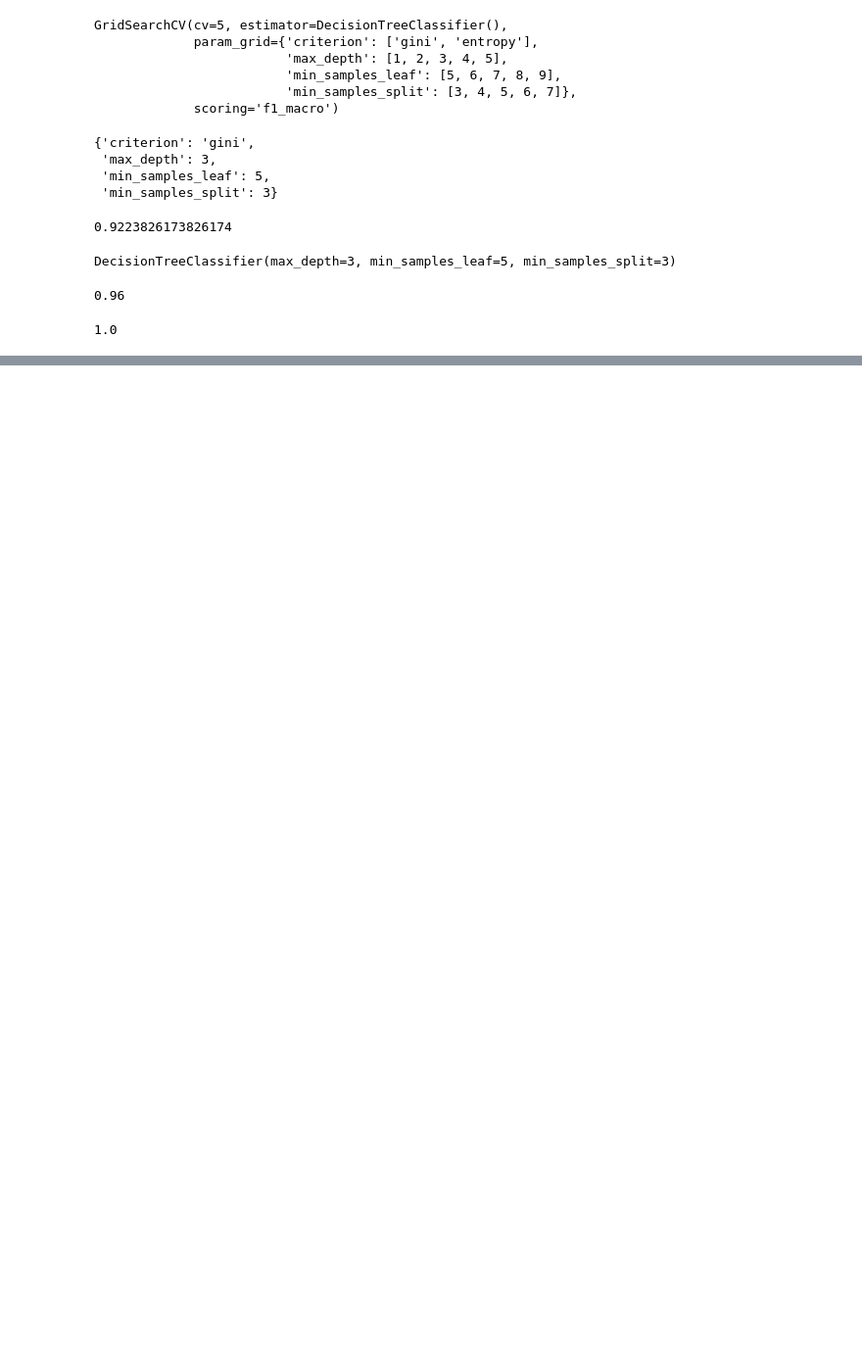
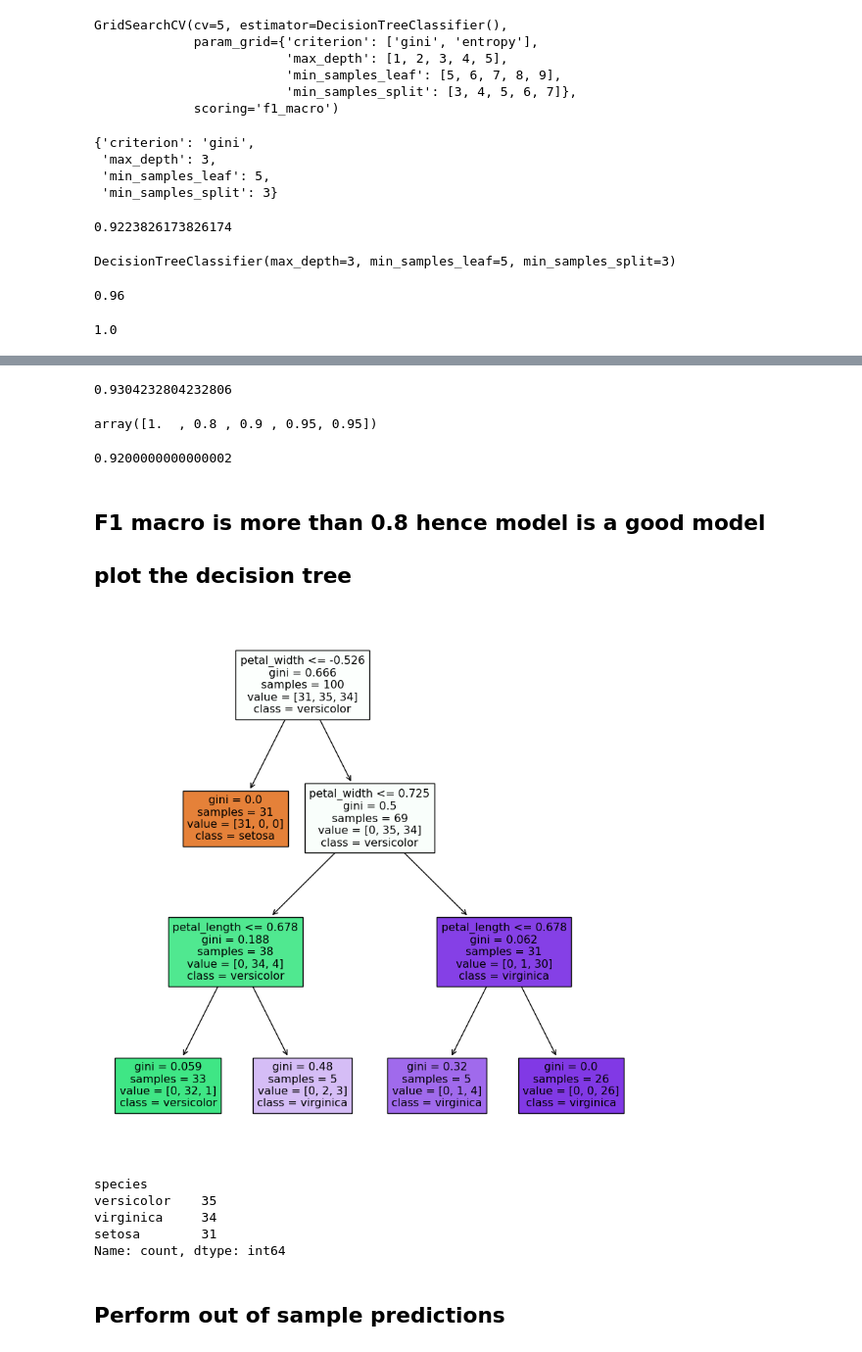
Before and after one commit to payalaggarwal177/ML_7May, a Jupyter notebook: Dicision tree classification/dicision.ipynb, the cells around one changed output, grey strips where cells are left out. Shown at 98% size. Drawn from its saved outputs; the diff is of its cells as text; code cells hidden in the pictures; blank space fills up the shorter version.

```diff
--- a/Dicision tree classification/dicision.ipynb
+++ b/Dicision tree classification/dicision.ipynb
@@ -216,0 +293,16 @@ best_dtc.score(xtest, ytest)
+# %%
+scores_precision.mean()
+# %% [output]
+0.9304232804232806
+# %%
+scores_acc = cross_val_score(best_dtc, xtrain , ytrain, cv=5, scoring = 'accuracy')
+scores_acc
+# %% [output]
+array([1.  , 0.8 , 0.9 , 0.95, 0.95])
+# %%
+scores_acc.mean()
+# %% [output]
+0.9200000000000002
+# %% [markdown]
+## F1 macro is more than 0.8 hence model is a good model
+## plot the decision tree
@@ -216,0 +312,19 @@ best_dtc.score(xtest, ytest)
+# %%
+plt.figure(figsize=(10, 10))
+plot_tree(best_dtc,
+          feature_names = xtrain.columns,
+          class_names = best_dtc.classes_,
+          filled = True)
+plt.show()
+# %% [output]
+[figure, added]
+# %%
+ytrain.value_counts()
+# %% [output]
+species
+versicolor    35
+virginica     34
+setosa        31
+Name: count, dtype: int64
+# %% [markdown]
+## Perform out of sample predictions
```
Also changed, not shown: parts of 26 cells of this notebook, 1 other file.
